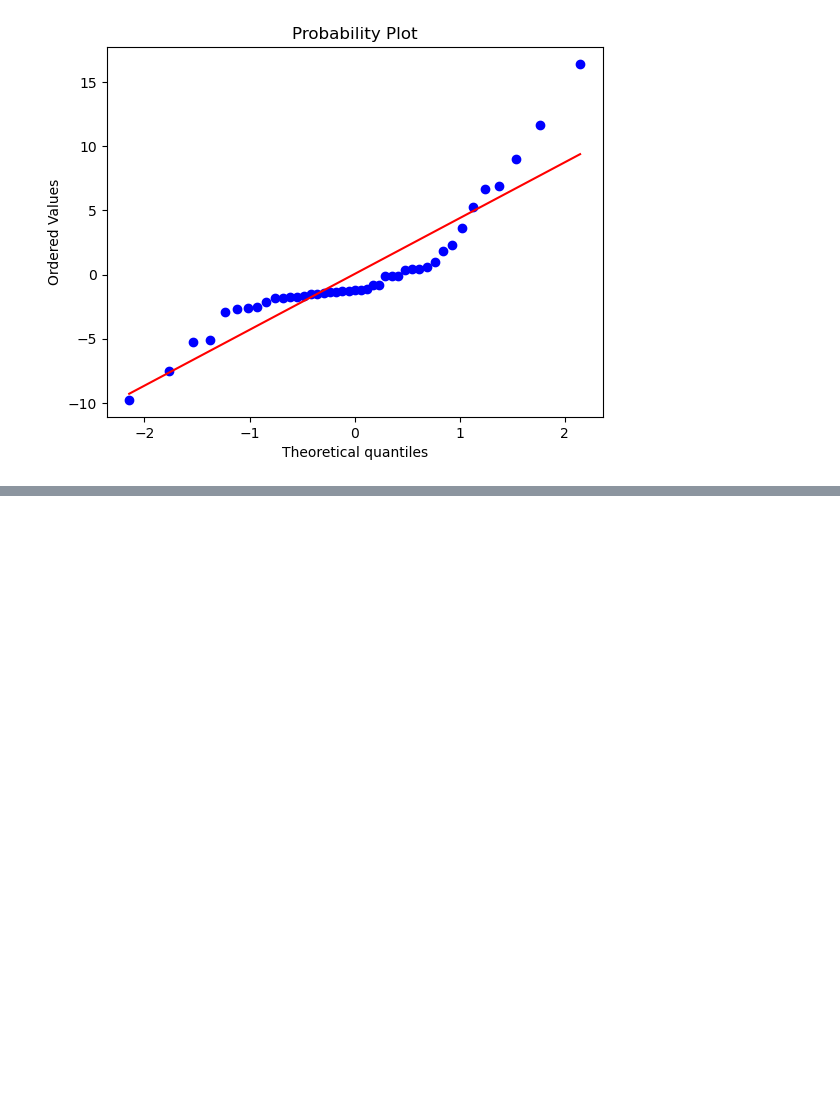
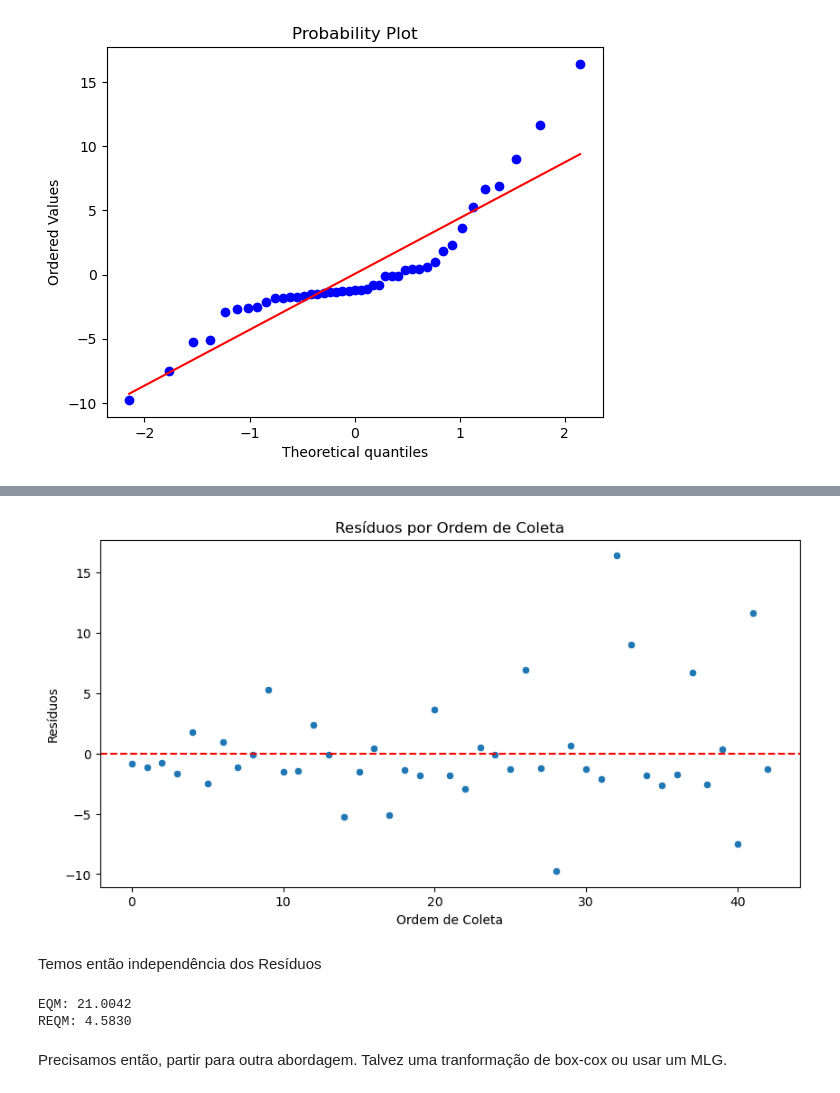
Before and after one commit to MarcelloPinheiro/knowledge-repo, a Jupyter notebook: model1_food.ipynb, the cells around one changed output, grey strips where cells are left out. Drawn from its saved outputs; the diff is of its cells as text; code cells hidden in the pictures; blank space fills up the shorter version.

```diff
--- a/model1_food.ipynb
+++ b/model1_food.ipynb
@@ -107,0 +138,25 @@ stats.probplot(residuos, plot=plt)
+# %%
+# Gráfico 1: Resíduos por ordem de coleta (teste de independência)
+plt.figure(figsize=(10, 5))
+sns.scatterplot(x=np.arange(len(y_test)), y=residuos)
+plt.axhline(0, color='red', linestyle='--')
+plt.xlabel("Ordem de Coleta")
+plt.ylabel("Resíduos")
+plt.title("Resíduos por Ordem de Coleta")
+plt.show()
+# %% [output]
+[figure, added]
+# %% [markdown]
+Temos então independência dos Resíduos
+# %%
+eqm = np.mean((y_test - y_pred) ** 2)
+reqm = np.sqrt(eqm)
+
+print(f"EQM: {eqm:.4f}")
+print(f"REQM: {reqm:.4f}")
+# %% [output]
+EQM: 21.0042
+REQM: 4.5830
+# %% [markdown]
+Precisamos então, partir para outra abordagem.
+Talvez uma tranformação de box-cox ou usar um MLG.
```
Also changed, not shown: parts of 8 cells of this notebook.
